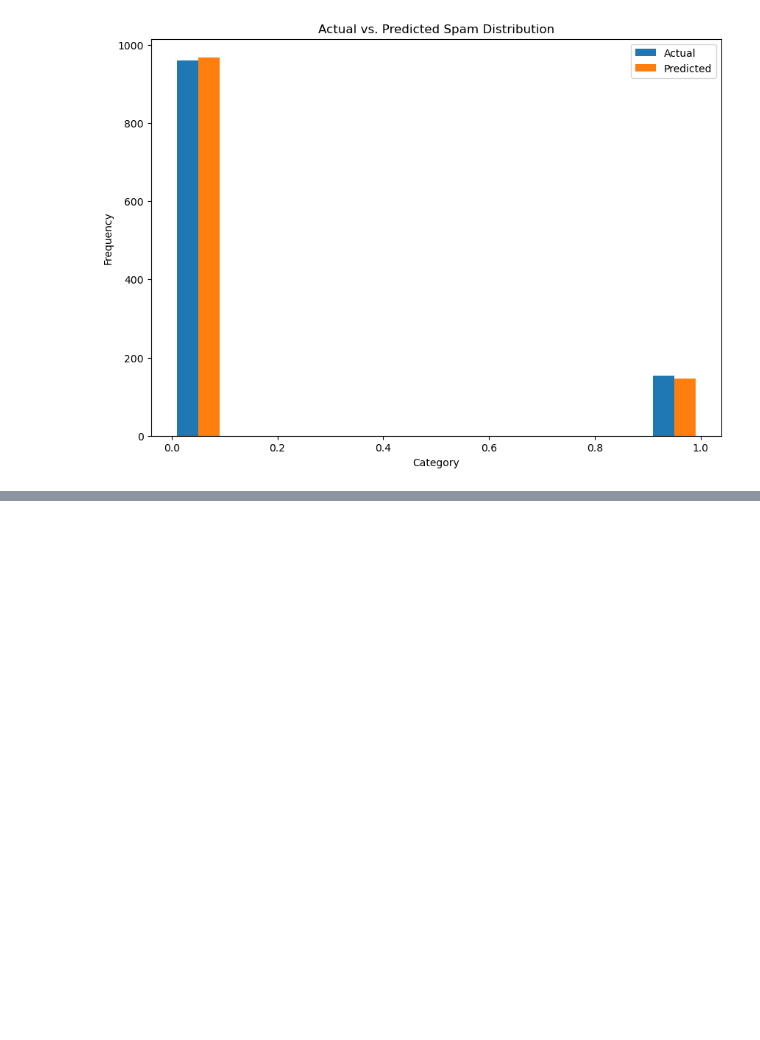
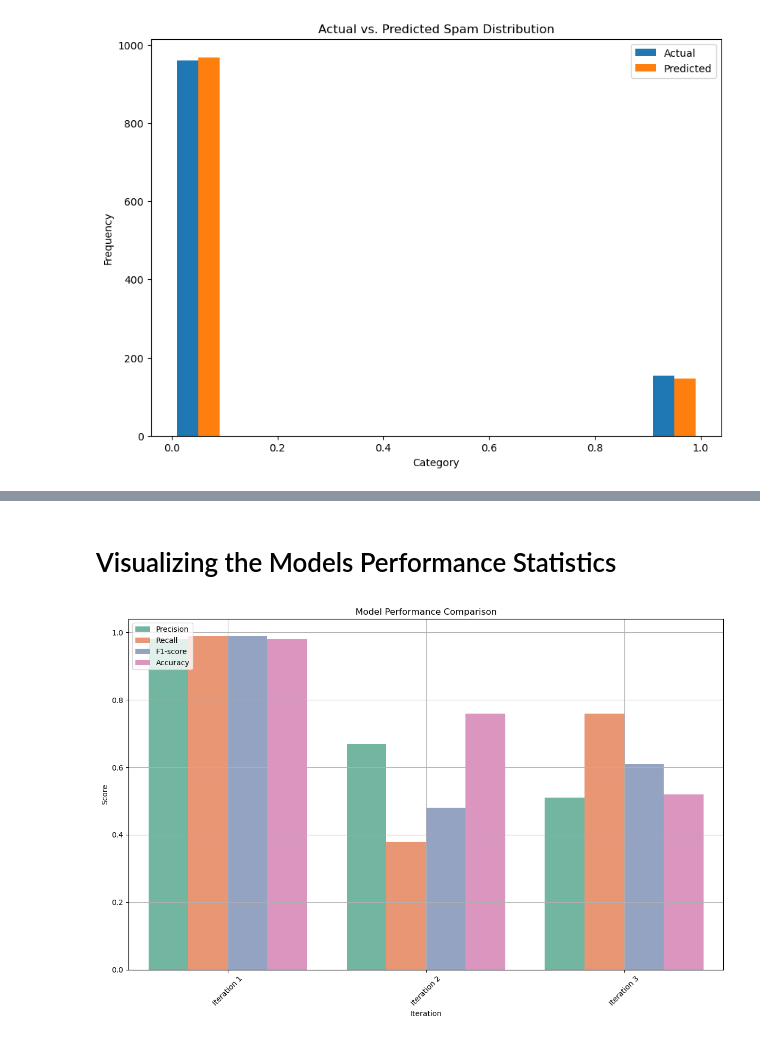
Before and after one commit to Uzziahlukeka/ai-project, a Jupyter notebook: main.ipynb, the cells around one changed output, grey strips where cells are left out. Drawn from its saved outputs; the diff is of its cells as text; code cells hidden in the pictures; blank space fills up the shorter version.

```diff
--- a/main.ipynb
+++ b/main.ipynb
@@ -223,0 +445,32 @@ Confusion Matrix:
+# %% [markdown]
+# Visualizing the Models Performance Statistics
+# %%
+# Data
+data = {
+    'Iteration': ['Iteration 1', 'Iteration 2', 'Iteration 3'],
+    'Precision': [0.98, 0.67, 0.51],  # Precision values from summary comments
+    'Recall': [0.99, 0.38, 0.76],  # Recall values from summary comments
+    'F1-score': [0.99, 0.48, 0.61],  # F1-score values from summary comments
+    'Accuracy': [0.98, 0.76, 0.52],  # Accuracy values from summary comments
+}
+
+# Create DataFrame
+df = pd.DataFrame(data)
+
+# Plot
+plt.figure(figsize=(12, 8))
+
+# Bar plots
+sns.barplot(data=df.melt(id_vars='Iteration', var_name='Metric', value_name='Score'),
+            x='Iteration', y='Score', hue='Metric', palette='Set2')
+
+plt.title('Model Performance Comparison')
+plt.ylabel('Score')
+plt.xlabel('Iteration')
+plt.grid(True)
+plt.legend(loc='upper left')
+plt.xticks(rotation=45)
+plt.tight_layout()
+plt.show()
+# %% [output]
+[figure, added]
```
Also changed, not shown: parts of 21 cells of this notebook, 2 other files.
